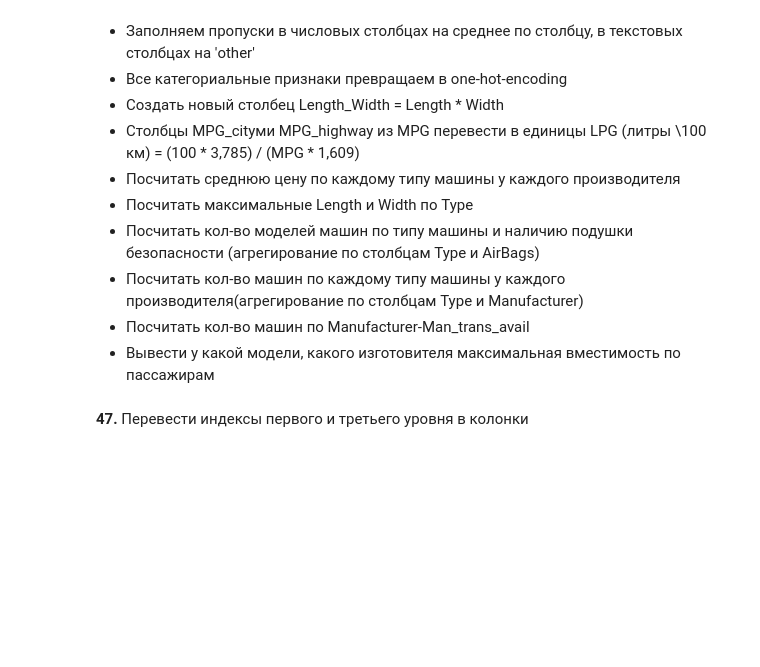
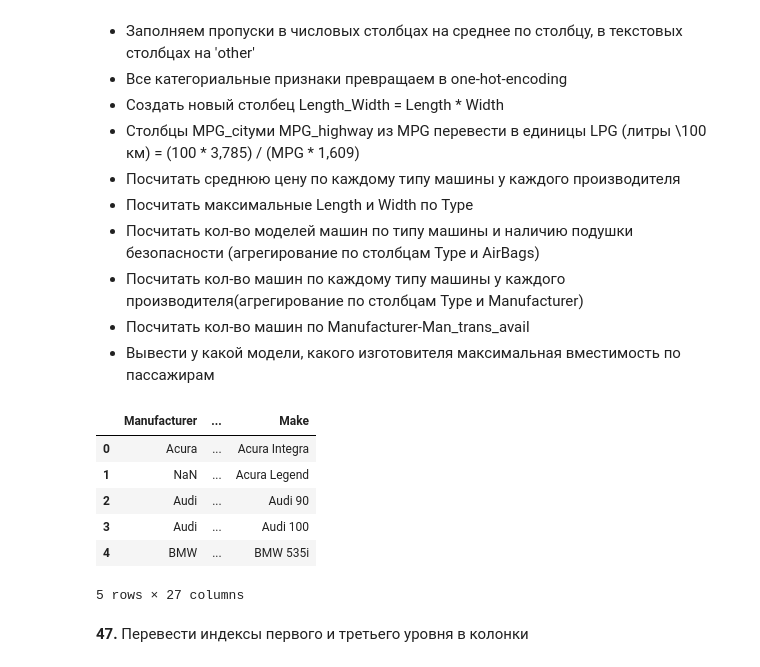
Before and after one commit to igorTyugaev/labs_python_sber, a Jupyter notebook: Homework1ML(IgorTyugaev)_ipynb.ipynb, the cells around one changed output. Drawn from its saved outputs; the diff is of its cells as text; code cells hidden in the pictures; blank space fills up the shorter version.

```diff
--- a/Homework1ML(IgorTyugaev)_ipynb.ipynb
+++ b/Homework1ML(IgorTyugaev)_ipynb.ipynb
@@ -762,4 +914,14 @@ df = pd.DataFrame(["STD, City    State",
 # %%
 df = pd.read_csv('https://raw.githubusercontent.com/selva86/datasets/master/Cars93_miss.csv')
 
 #your code
+df.columns = df.columns.str.replace('.', '_')
+df.head()
+# %% [output]
+|  | Manufacturer | ... | Make |
+| 0 | Acura | ... | Acura Integra |
+| 1 | NaN | ... | Acura Legend |
+| 2 | Audi | ... | Audi 90 |
+| 3 | Audi | ... | Audi 100 |
+| 4 | BMW | ... | BMW 535i |
+5 rows × 27 columns
```
Also changed, not shown: parts of 41 cells of this notebook.
